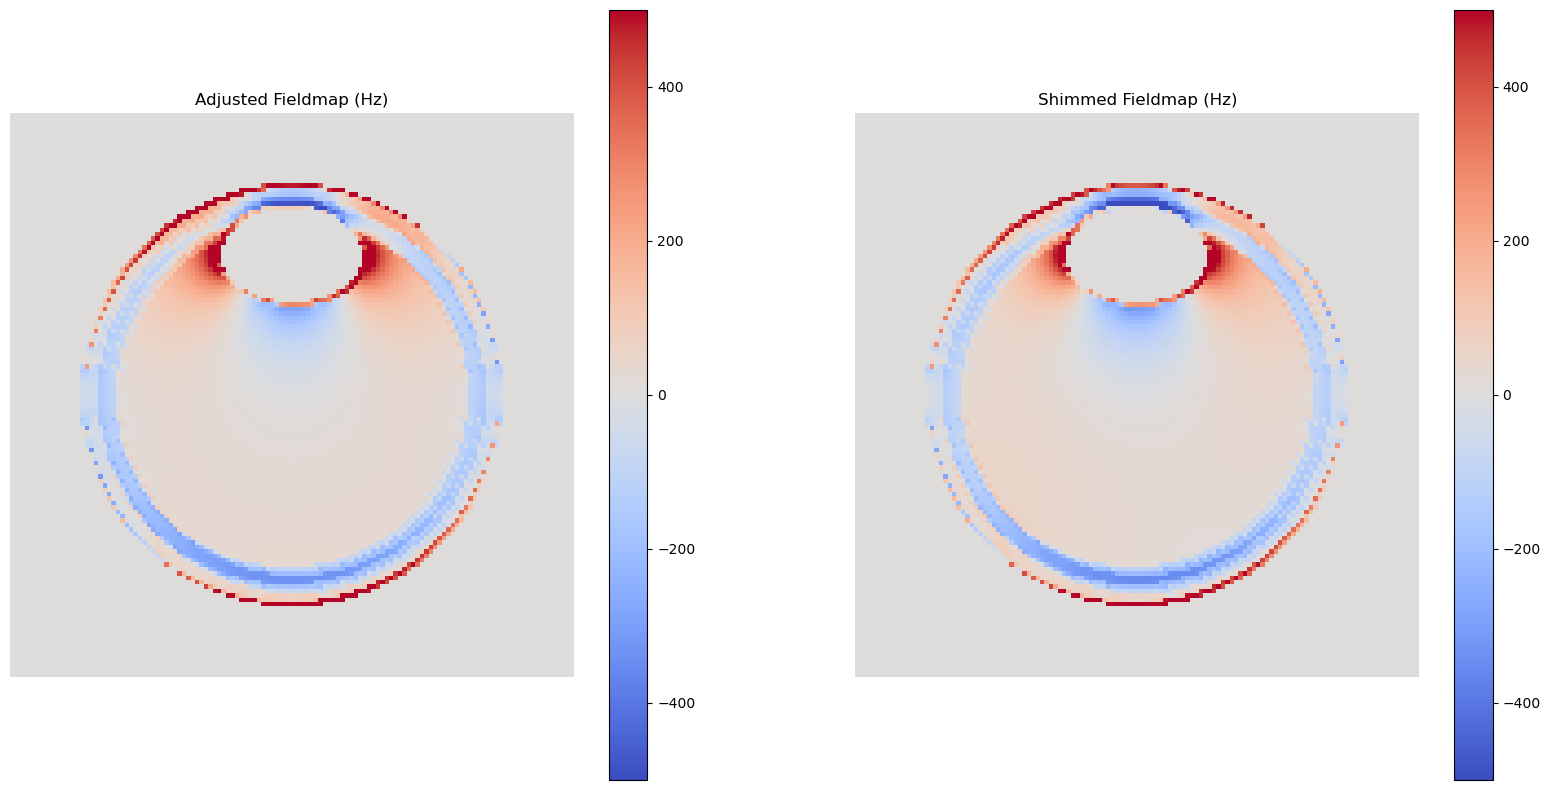
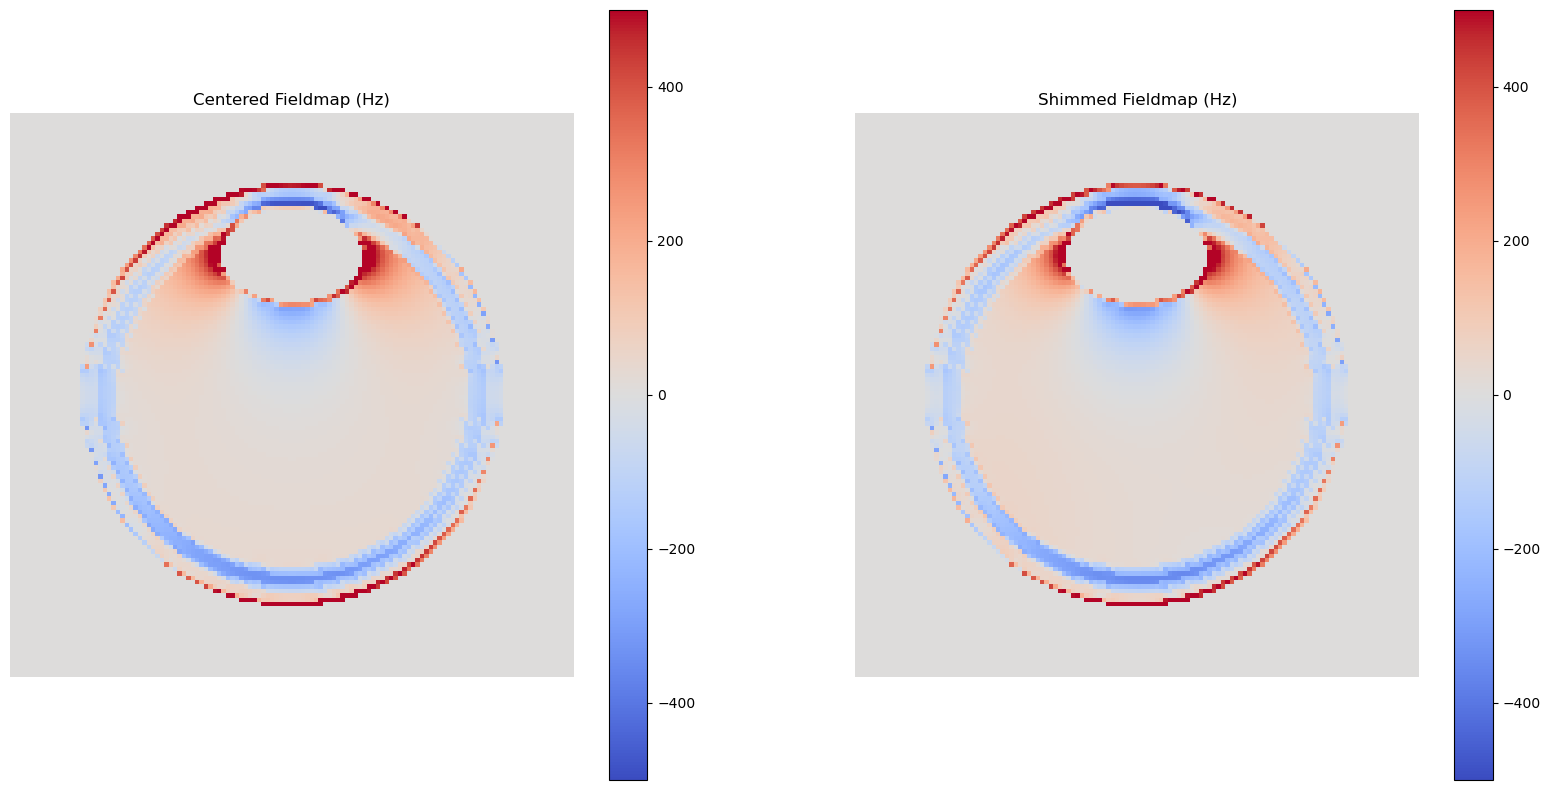
Unified diff of the notebook cell whose output changed from the first chart to the second:
--- before
+++ after
@@ -1,7 +1,7 @@
 # simple shim (zero-th order == frequency adjust)
-adjust_fmap = fmap - fmap[fmap != 0].mean()
-adjust_fmap *= (fmap != 0)
+centered_fmap = fmap - fmap[fmap != 0].mean()
+centered_fmap *= (fmap != 0)
 
-print("RSS adjusted fmap:", (adjust_fmap ** 2).mean().sqrt().item())
+print("RSS centered fmap:", (centered_fmap ** 2).mean().sqrt().item())
 
 # optimal shim (second order)
@@ -14,7 +14,7 @@
 plt.figure(figsize=(20, 10))
 plt.subplot(1, 2, 1)
-plt.imshow(adjust_fmap[64], cmap='coolwarm', interpolation='nearest', vmin=-500, vmax=500)
+plt.imshow(centered_fmap[64], cmap='coolwarm', interpolation='nearest', vmin=-500, vmax=500)
 plt.axis('off')
-plt.title('Adjusted Fieldmap (Hz)')
+plt.title('Centered Fieldmap (Hz)')
 plt.colorbar()
 plt.subplot(1, 2, 2)

Commit: [DOC] re-generate notebooks